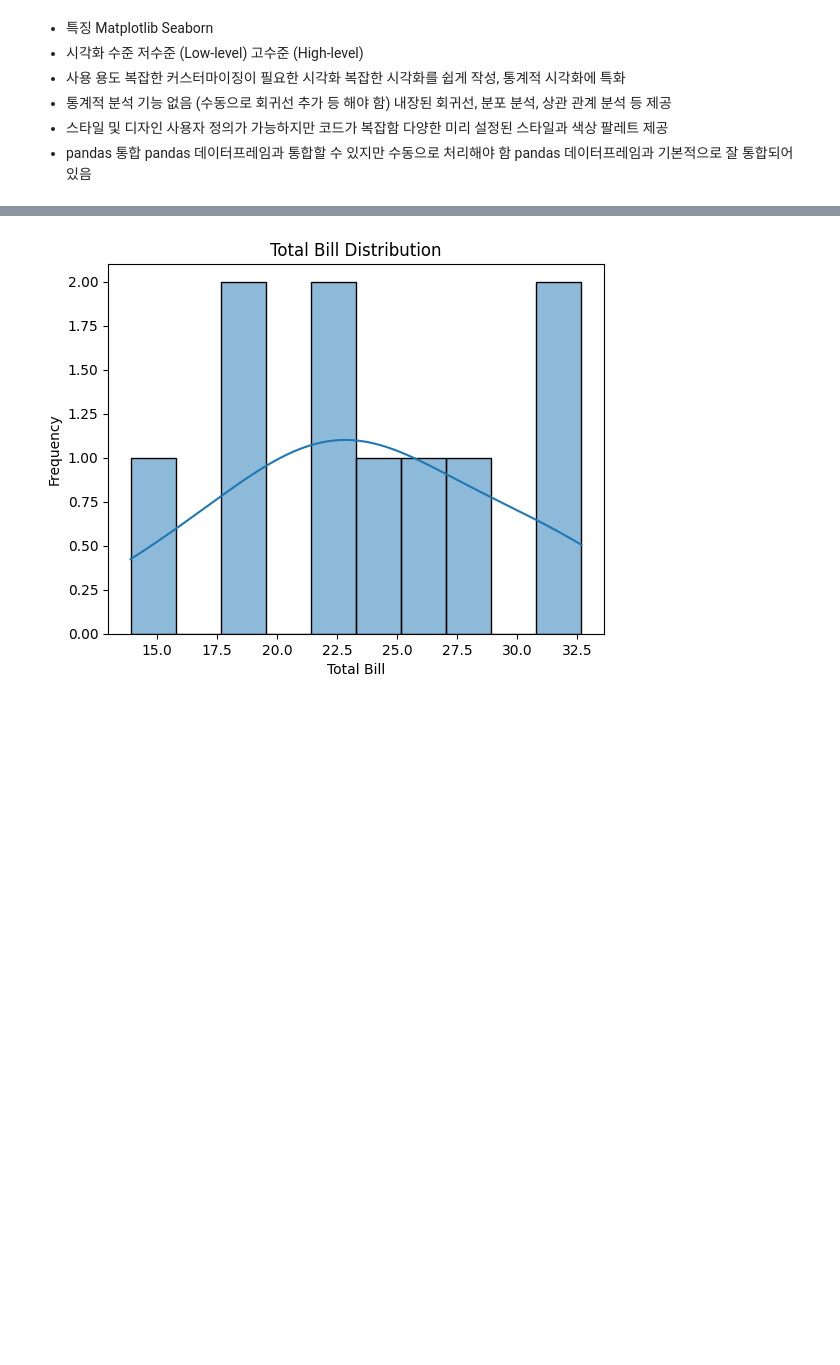
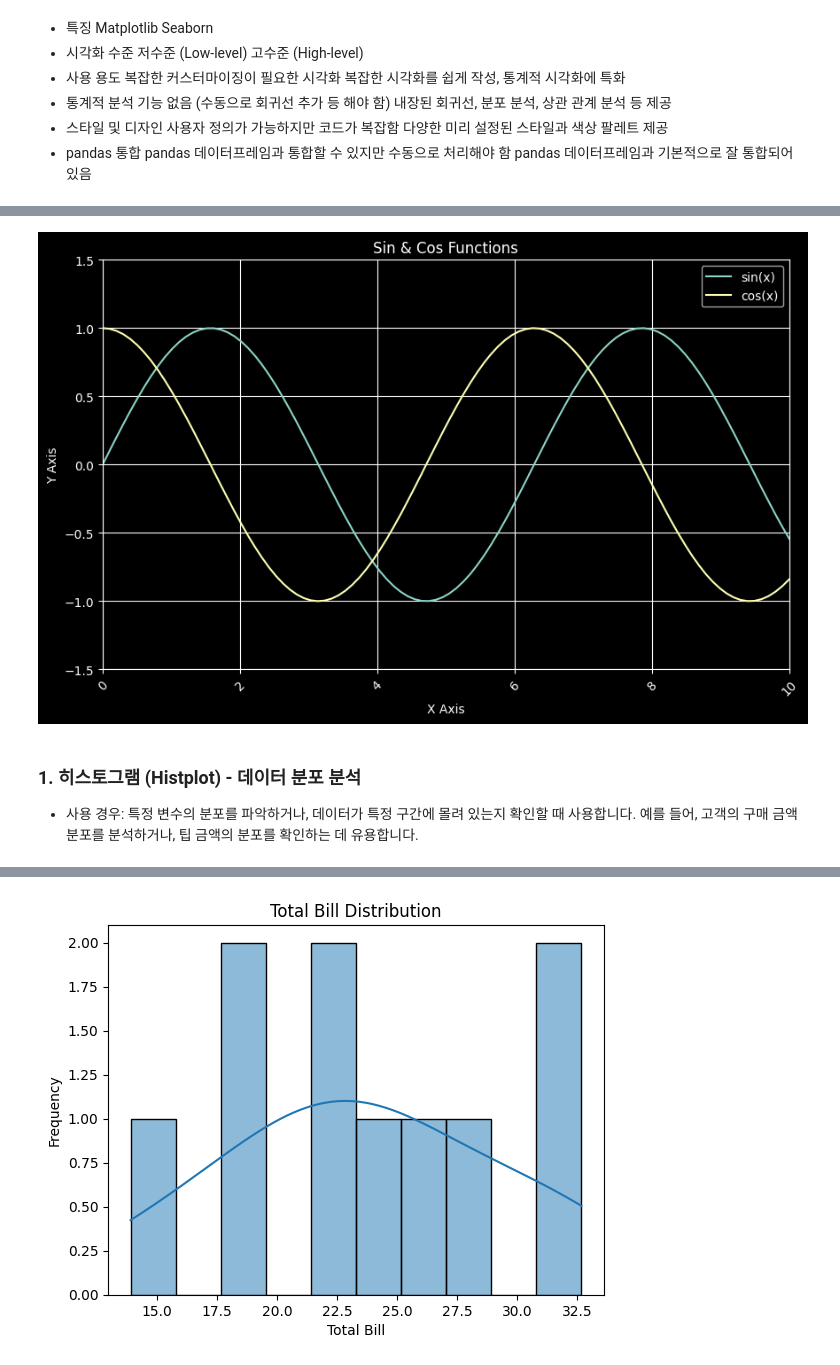
Before and after one commit to Collegenie-X/python_ex, a Jupyter notebook: Pandas/seaborn/데이터_시각화_ex.ipynb, the cells around one changed output, grey strips where cells are left out. Saved outputs shown, nothing was run; the diff lists cells and outputs as text; code cells hidden in the pictures; blank space fills up the shorter version.

```diff
--- a/Pandas/seaborn/데이터_시각화_ex.ipynb
+++ b/Pandas/seaborn/데이터_시각화_ex.ipynb
@@ -7,0 +28,43 @@
+# %%
+import matplotlib.pyplot as plt
+import numpy as np
+
+# 가상 더미 데이터 생성
+x = np.linspace(0, 10, 100)
+y1 = np.sin(x)
+y2 = np.cos(x)
+
+# 차트 크기 설정
+plt.figure(figsize=(10, 6))
+
+# 라인 플롯 그리기
+plt.plot(x, y1, label='sin(x)')
+plt.plot(x, y2, label='cos(x)')
+
+# 차트 제목 설정
+plt.title('Sin & Cos Functions')
+
+# x축, y축 레이블 설정
+plt.xlabel('X Axis')
+plt.ylabel('Y Axis')
+
+# x축, y축 범위 지정
+plt.xlim(0, 10)
+plt.ylim(-1.5, 1.5)
+
+# 축 눈금 회전 및 설정 (예: x축 눈금 45도 회전)
+plt.xticks(rotation=45)
+
+# 범례 표시 및 위치 설정 (오른쪽 상단)
+plt.legend(loc='upper right')
+
+# 그리드 표시
+plt.grid(True)
+
+# 차트 보여주기
+plt.show()
+# %% [output]
+[figure, added]
+# %% [markdown]
+### 1. 히스토그램 (Histplot) - 데이터 분포 분석
+- 사용 경우: 특정 변수의 분포를 파악하거나, 데이터가 특정 구간에 몰려 있는지 확인할 때 사용합니다. 예를 들어, 고객의 구매 금액 분포를 분석하거나, 팁 금액의 분포를 확인하는 데 유용합니다.
```
Also changed, not shown: parts of 15 cells of this notebook, 1 other file.
